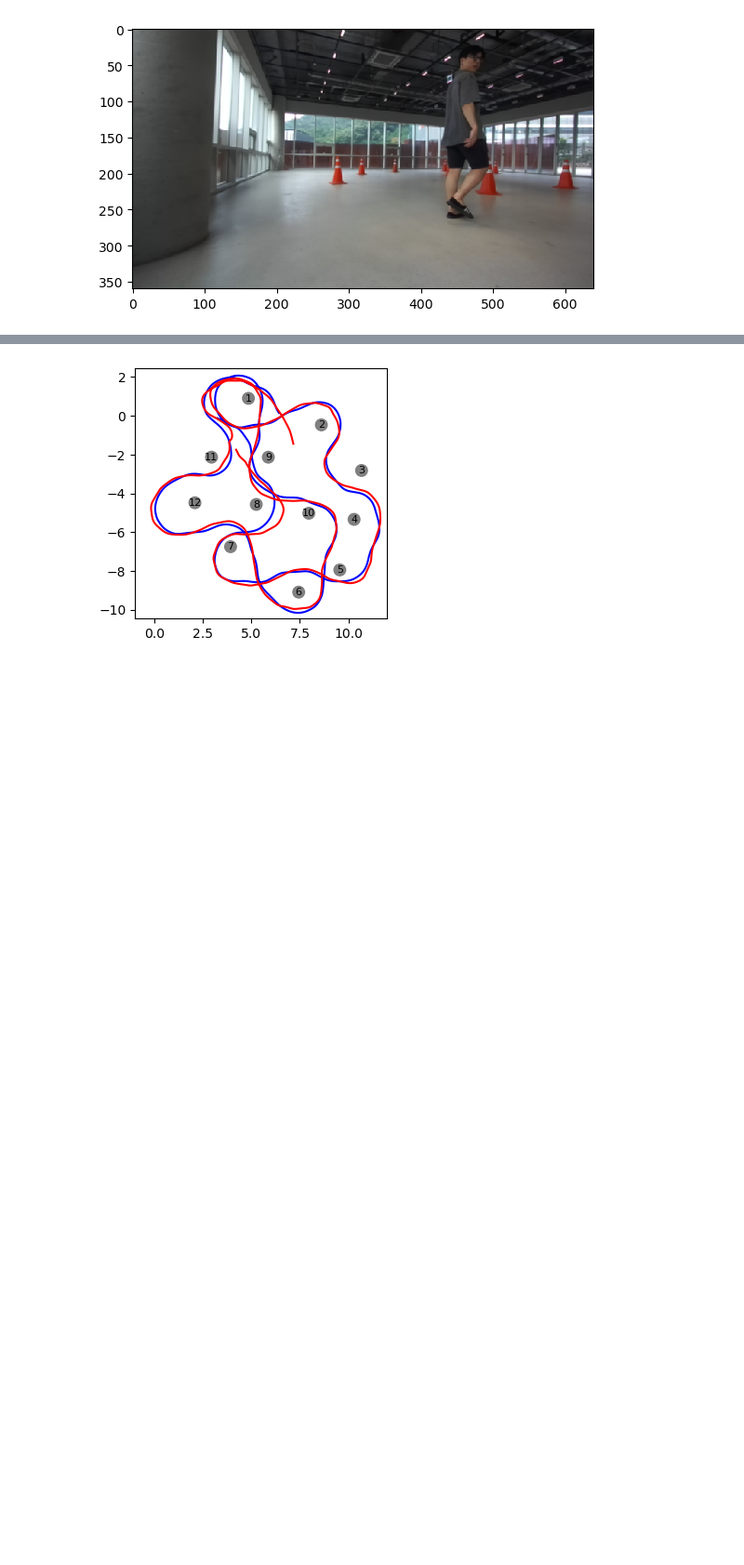
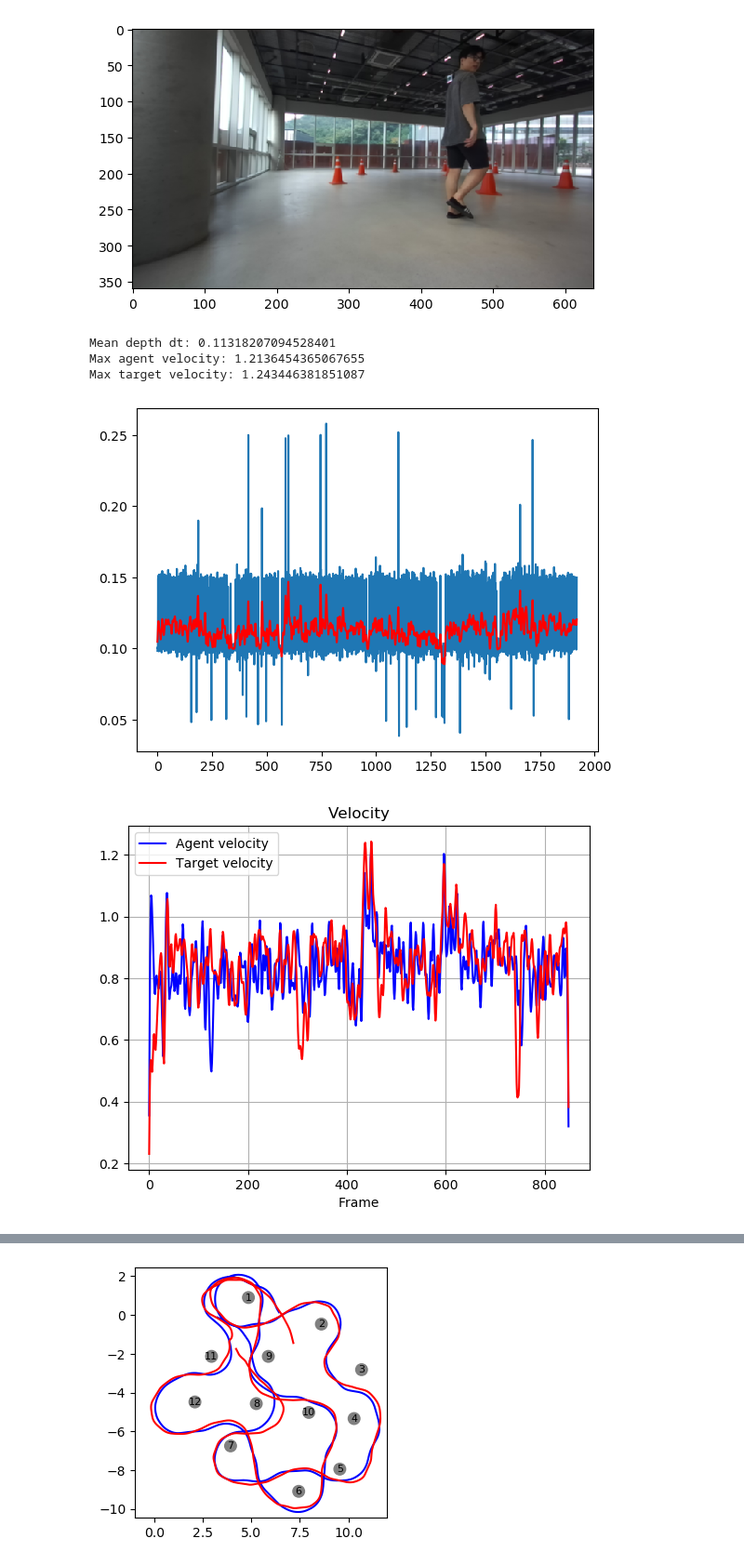
Before and after one commit to YunwooLee94/BPMP-Tracker, a Jupyter notebook: script/visualization/final_icp_visualization_2f.ipynb, the cells around one changed output, grey strips where cells are left out. Shown at 93% size. Saved outputs shown, nothing was run; the diff lists cells and outputs as text; code cells hidden in the pictures; blank space fills up the shorter version.

Commit message:
airsim, hardware experiment visualization

```diff
--- a/script/visualization/final_icp_visualization_2f.ipynb
+++ b/script/visualization/final_icp_visualization_2f.ipynb
@@ -1298,6 +1298,51 @@ plt.show()
 # %% [output]
 [figure]
 [figure]
+# %%
+depth_dt = [(depth_time[i]-depth_time[i-1]).to_sec() for i in range(1, len(depth_time))]
+depth_dt
+plt.plot(depth_dt)
+filtered_dt = gaussian_filter1d(depth_dt, sigma=2)
+plt.plot(filtered_dt, 'r-')
+mean_dt = np.mean(filtered_dt)
+print("Mean depth dt:", mean_dt)
+
+# get target and agent velocity
+
+target_velocity = []
+agent_velocity = []
+
+for i in range(1, len(refined_x_rot)):
+    dt = mean_dt
+
+    dx = refined_x_rot[i] - refined_x_rot[i-1]
+    dy = refined_y_rot[i] - refined_y_rot[i-1]
+    # dz = refined_x_rot[i][2,3] - refined_x_rot[i-1][2,3]
+    dist = np.sqrt(dx**2 + dy**2)
+    agent_velocity.append(dist / dt)
+
+    dx_t = target_pose_x_rot[i] - target_pose_x_rot[i-1]
+    dy_t = target_pose_y_rot[i] - target_pose_y_rot[i-1]
+    # dz_t = target_pose_y_rot[i][2] - target_pose_y_rot[i-1][2]
+    dist_t = np.sqrt(dx_t**2 + dy_t**2)
+    target_velocity.append(dist_t / dt)
+
+plt.figure()
+plt.plot(agent_velocity, 'b-', label='Agent velocity')
+plt.plot(target_velocity, 'r-', label='Target velocity')
+plt.title("Velocity")
+plt.grid()
+plt.legend()
+# plt.ylim(0, 1.5)
+plt.xlabel("Frame")
+print("Max agent velocity:", np.max(agent_velocity))
+print("Max target velocity:", np.max(target_velocity))
+# %% [output]
+Mean depth dt: 0.11318207094528401
+Max agent velocity: 1.2136454365067655
+Max target velocity: 1.243446381851087
+[figure, added]
+[figure, added]
 # %%
 ## Save Animation of plot as mp4
 %matplotlib qt
```
Also changed, not shown: parts of 2 cells of this notebook, 4 other files.
